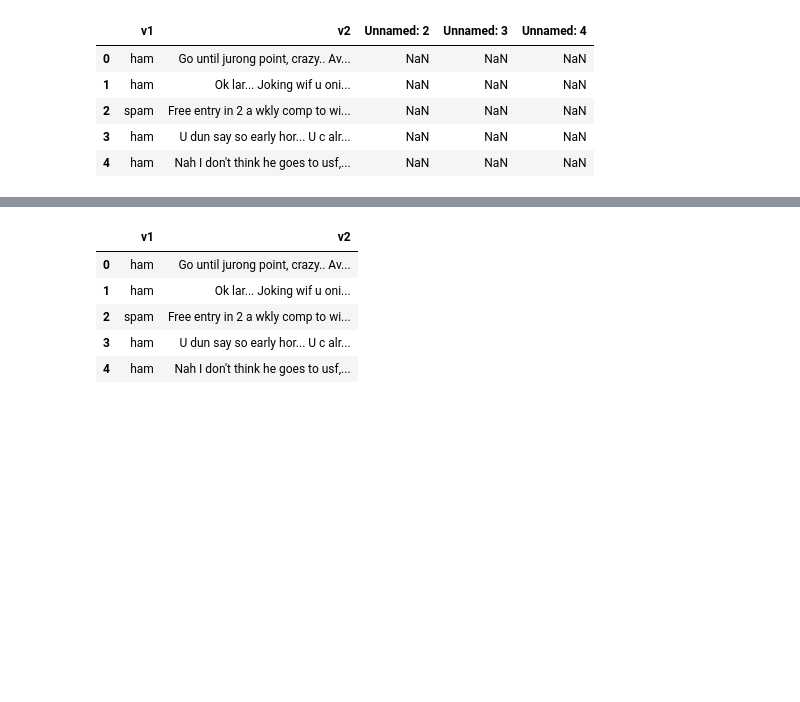
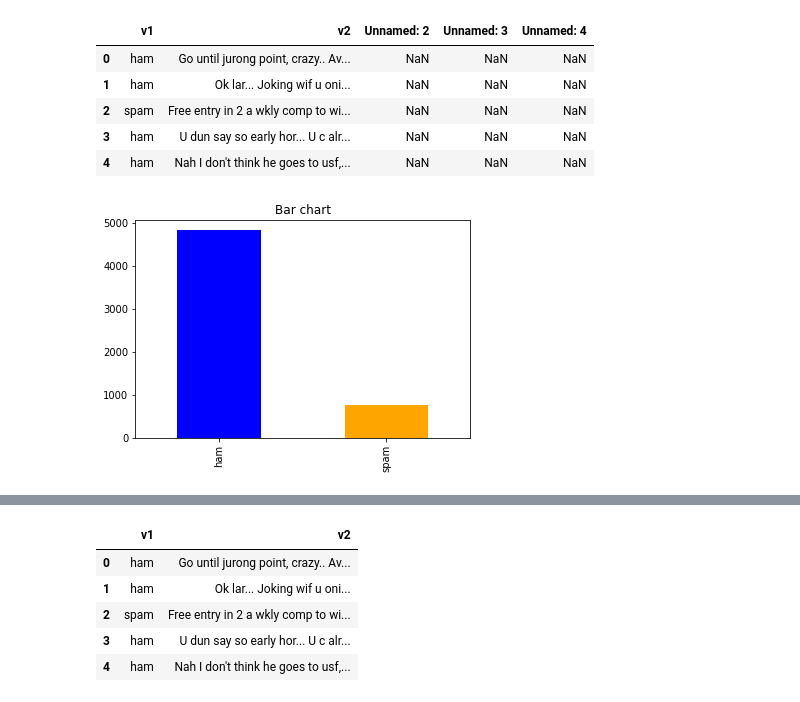
Before and after one commit to nikenoctaa/Estimation-ML-vs-DL, a Jupyter notebook: Estimation_of_ML_vs_DL.ipynb, the cells around one changed output, grey strips where cells are left out. Saved outputs shown, nothing was run; the diff lists cells and outputs as text; code cells hidden in the pictures; blank space fills up the shorter version.

```diff
--- a/Estimation_of_ML_vs_DL.ipynb
+++ b/Estimation_of_ML_vs_DL.ipynb
@@ -27,3 +27,10 @@ data.head()
 | 2 | spam | Free entry in 2 a wkly comp to wi... | NaN | NaN | NaN |
 | 3 | ham | U dun say so early hor... U c alr... | NaN | NaN | NaN |
 | 4 | ham | Nah I don't think he goes to usf,... | NaN | NaN | NaN |
+# %%
+count_Class=pd.value_counts(data["v1"], sort= True)
+count_Class.plot(kind= 'bar', color= ["blue", "orange"])
+plt.title('Bar chart')
+plt.show()
+# %% [output]
+[figure, added]
```
Also changed, not shown: parts of 5 cells of this notebook.
